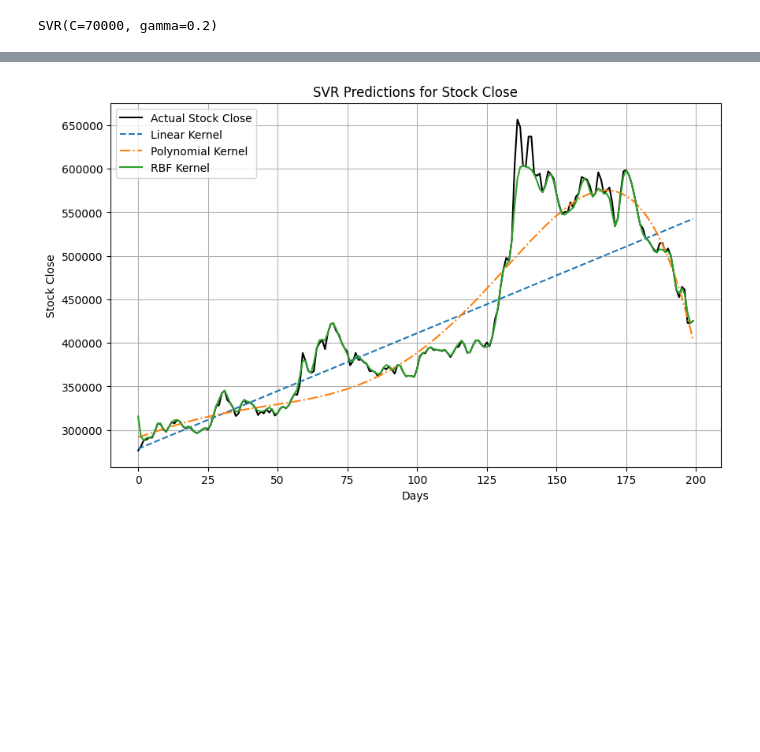
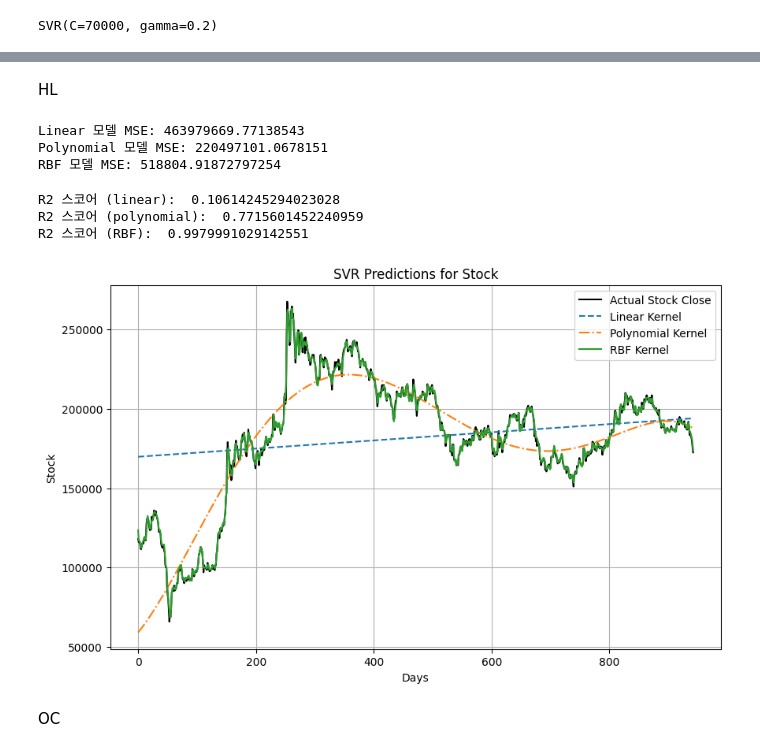
Before and after one commit to siwon333/SVM_stockPrediction, a Jupyter notebook: 주식예측.ipynb, the cells around one changed output, grey strips where cells are left out. Drawn from its saved outputs; the diff is of its cells as text; code cells hidden in the pictures; blank space fills up the shorter version.

```diff
--- a/주식예측.ipynb
+++ b/주식예측.ipynb
@@ -40,11 +104,12 @@ weights[:800] = 0.7
 # %%
-lin_svr = SVR(kernel='linear', C=7000) #커널을 linear로 설정
-lin_svr.fit(days,stock_close,sample_weight=weights)
+#stock_close
+lin_svr_close = SVR(kernel='linear', C=7000) #커널을 linear로 설정
+lin_svr_close.fit(days,stock_close,sample_weight=weights)
 
-poly_svr = SVR(kernel='poly', C=7000, degree=5, coef0=1.0) #커널을 poly로 설정
-poly_svr.fit(days,stock_close,sample_weight=weights)
+poly_svr_close = SVR(kernel='poly', C=7000, degree=5, coef0=1.0) #커널을 poly로 설정
+poly_svr_close.fit(days,stock_close,sample_weight=weights)
 
-rbf_svr = SVR(kernel='rbf',C=70000,gamma=0.2) #커널을 rbf로 설정
-rbf_svr.fit(days,stock_close,sample_weight=weights)
+rbf_svr_close = SVR(kernel='rbf',C=70000,gamma=0.2) #커널을 rbf로 설정
+rbf_svr_close.fit(days,stock_close,sample_weight=weights)
 # %% [output]
 SVR(C=70000, gamma=0.2)
@@ -68,23 +233,61 @@ result
+# %% [markdown]
+HL
+# %%
+#MSE
+# 실제 다음 날 종가 값
+actual_next_day_close = df.iloc[-1]['Close']
+
+# 각 모델의 예측값과 실제값 간의 MSE 계산
+lin_HL_mse = mean_squared_error([actual_next_day_close], lin_HL_predictions)
+poly_HL_mse = mean_squared_error([actual_next_day_close], poly_HL_predictions)
+rbf_HL_mse = mean_squared_error([actual_next_day_close], rbf_HL_predictions)
+
+print('Linear 모델 MSE:', lin_HL_mse)
+print('Polynomial 모델 MSE:', poly_HL_mse)
+print('RBF 모델 MSE:', rbf_HL_mse)
+# %% [output]
+Linear 모델 MSE: 463979669.77138543
+Polynomial 모델 MSE: 220497101.0678151
+RBF 모델 MSE: 518804.91872797254
+# %%
+#R2
+lin_HL_predictionss = lin_svr_HL.predict(days)
+poly_HL_predictionss = poly_svr_HL.predict(days)
+rbf_HL_predictionss = rbf_svr_HL.predict(days)
+
+lin_HL_r2 = r2_score(stock_close, lin_HL_predictionss, sample_weight=weights)
+poly_HL_r2 = r2_score(stock_close, poly_HL_predictionss, sample_weight=weights)
+rbf_HL_r2 = r2_score(stock_close, rbf_HL_predictionss, sample_weight=weights)
+
+print('R2 스코어 (linear): ', lin_HL_r2)
+print('R2 스코어 (polynomial): ', poly_HL_r2)
+print('R2 스코어 (RBF): ', rbf_HL_r2)
+# %% [output]
+R2 스코어 (linear):  0.10614245294023028
+R2 스코어 (polynomial):  0.7715601452240959
+R2 스코어 (RBF):  0.9979991029142551
 # %%
 new_days = np.arange(len(fin))
 
 # 예측값의 길이를 new_days와 동일하도록 조정
-lin_predictions = lin_svr.predict(np.array(new_days).reshape(-1, 1))
-poly_predictions = poly_svr.predict(np.array(new_days).reshape(-1, 1))
-rbf_predictions = rbf_svr.predict(np.array(new_days).reshape(-1, 1))
+lin_HL_predictions.reshape(-1, 1)
+poly_HL_predictions.reshape(-1, 1)
+rbf_HL_predictions.reshape(-1, 1)
 
 plt.figure(figsize=(10, 6))
 plt.plot(days, stock_close, label='Actual Stock Close', color='black')
 
-plt.plot(new_days, lin_predictions, label='Linear Kernel', linestyle='--')
-plt.plot(new_days, poly_predictions, label='Polynomial Kernel', linestyle='-.')
-plt.plot(new_days, rbf_predictions, label='RBF Kernel', linestyle='-')
+plt.plot(new_days, lin_HL_predictionss, label='Linear Kernel', linestyle='--')
+plt.plot(new_days, poly_HL_predictionss, label='Polynomial Kernel', linestyle='-.')
+plt.plot(new_days, rbf_HL_predictionss, label='RBF Kernel', linestyle='-')
 
 plt.xlabel('Days')
-plt.ylabel('Stock Close')
-plt.title('SVR Predictions for Stock Close')
+plt.ylabel('Stock')
+plt.title('SVR Predictions for Stock')
 plt.legend()
 plt.grid(True)
 plt.show()
 # %% [output]
-[figure, old version]
+[figure, new version]
+# %% [markdown]
+OC
```
Also changed, not shown: parts of 23 cells of this notebook.
